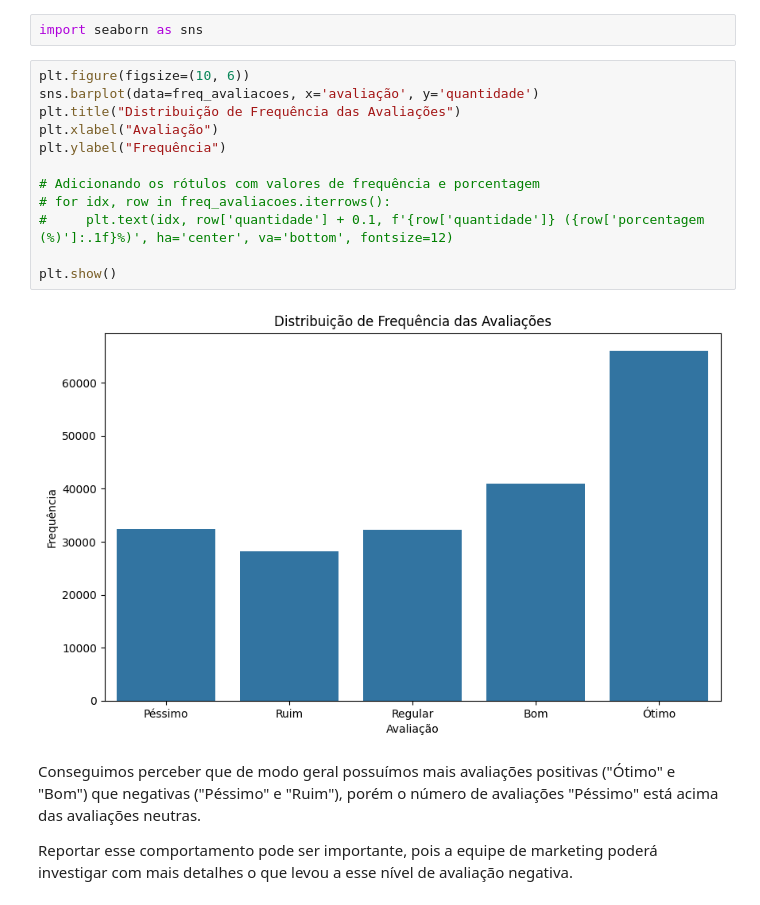
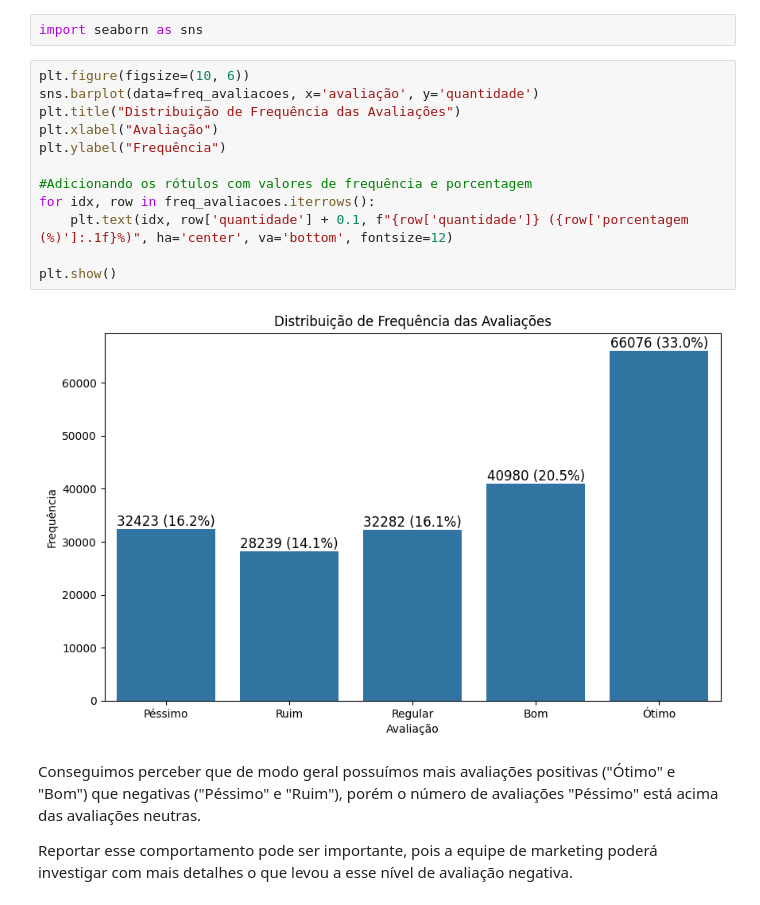
Before and after one commit to JhonCostaDev/oracle_one_alura, a Jupyter notebook: estatistica_ML/Projeto_Inicial_Estatística_com_Python_frequencias_e_medidas.ipynb, the cells around one changed output. Saved outputs shown, nothing was run; the diff lists cells and outputs as text.

```diff
--- a/estatistica_ML/Projeto_Inicial_Estatística_com_Python_frequencias_e_medidas.ipynb
+++ b/estatistica_ML/Projeto_Inicial_Estatística_com_Python_frequencias_e_medidas.ipynb
@@ -417,17 +417,17 @@ import seaborn as sns
 # %%
 plt.figure(figsize=(10, 6))
 sns.barplot(data=freq_avaliacoes, x='avaliação', y='quantidade')
 plt.title("Distribuição de Frequência das Avaliações")
 plt.xlabel("Avaliação")
 plt.ylabel("Frequência")
 
-# Adicionando os rótulos com valores de frequência e porcentagem
-# for idx, row in freq_avaliacoes.iterrows():
-#     plt.text(idx, row['quantidade'] + 0.1, f'{row['quantidade']} ({row['porcentagem (%)']:.1f}%)', ha='center', va='bottom', fontsize=12)
+#Adicionando os rótulos com valores de frequência e porcentagem
+for idx, row in freq_avaliacoes.iterrows():
+    plt.text(idx, row['quantidade'] + 0.1, f"{row['quantidade']} ({row['porcentagem (%)']:.1f}%)", ha='center', va='bottom', fontsize=12)
 
 plt.show()
 # %% [output]
-[figure, old version]
+[figure, new version]
 # %% [markdown]
 Conseguimos perceber que de modo geral possuímos mais avaliações positivas ("Ótimo" e "Bom") que negativas ("Péssimo" e "Ruim"), porém o número de avaliações "Péssimo" está acima das avaliações neutras.
 
```
Also changed, not shown: 2 other files.
